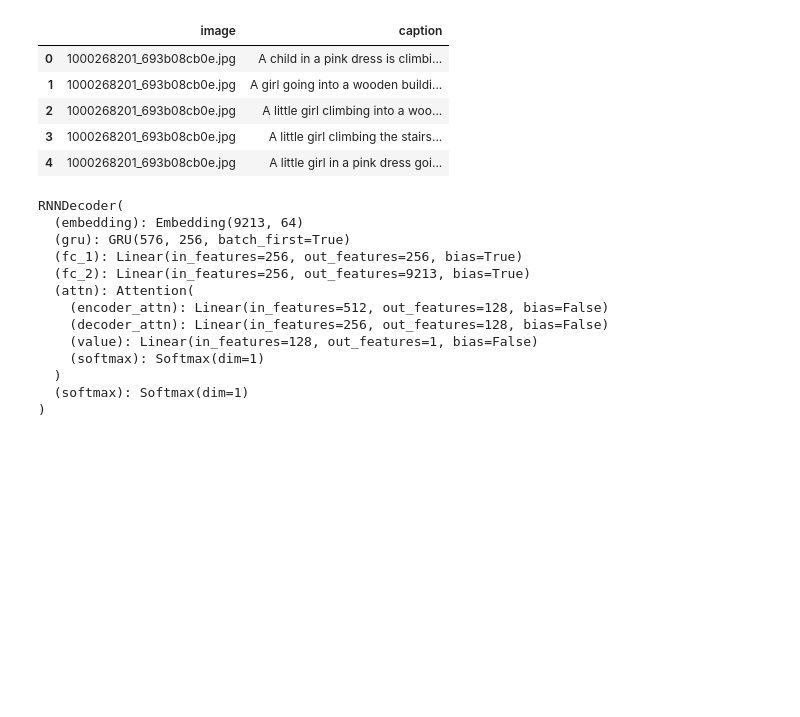
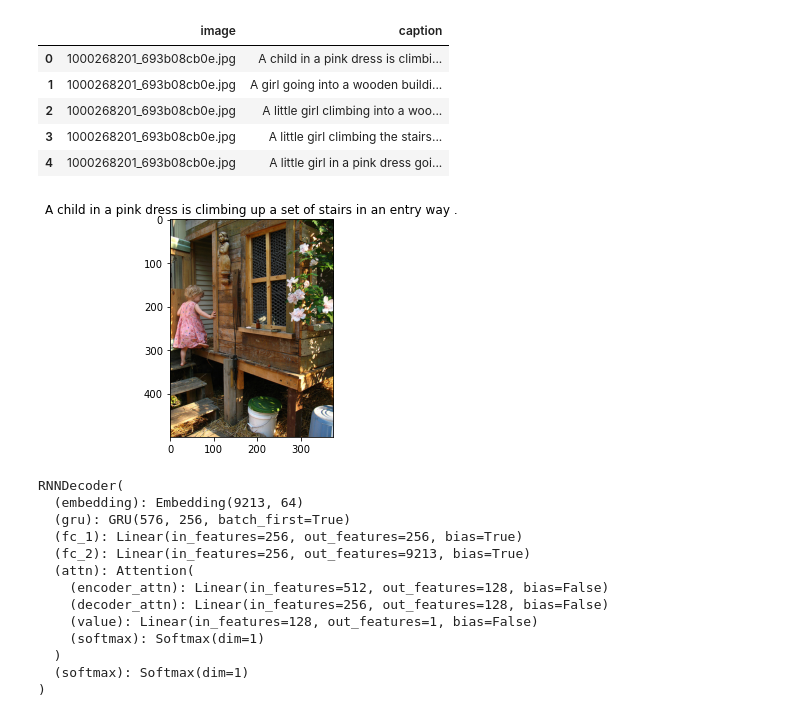
Before and after one commit to kad99kev/Image-Captioning, a Jupyter notebook: Evaluation.ipynb, the cells around one changed output. Saved outputs shown, nothing was run; the diff lists cells and outputs as text; code cells hidden in the pictures; blank space fills up the shorter version.

```diff
--- a/Evaluation.ipynb
+++ b/Evaluation.ipynb
@@ -28,7 +29,11 @@ df.head()
 # %%
 tokenizer, vocab = get_tokenizer_vocab(df)
 # %%
-dataset = FeatureCaptionDataset(PATH + "embeddings/", df, tokenizer, vocab)
+image = Image.open(PATH + "Images/" + df.image[0])
+image_arr = np.asarray(image)
+show_image(image_arr, df.caption[0])
+# %% [output]
+[figure, added]
 # %%
 encoder_dim, decoder_dim, attention_dim, embed_dim, vocab_size, max_len = 512, 256, 128, 64, len(vocab), 42
 device = torch.device("cuda" if torch.cuda.is_available() else "cpu")
```
Also changed, not shown: parts of 8 cells of this notebook, 2 other files.
